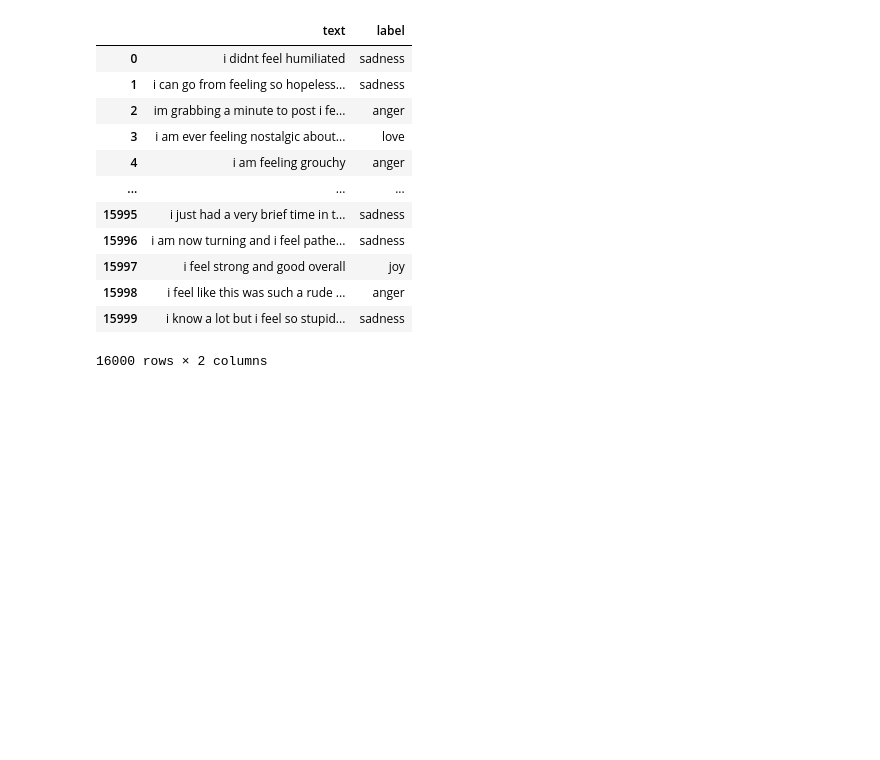
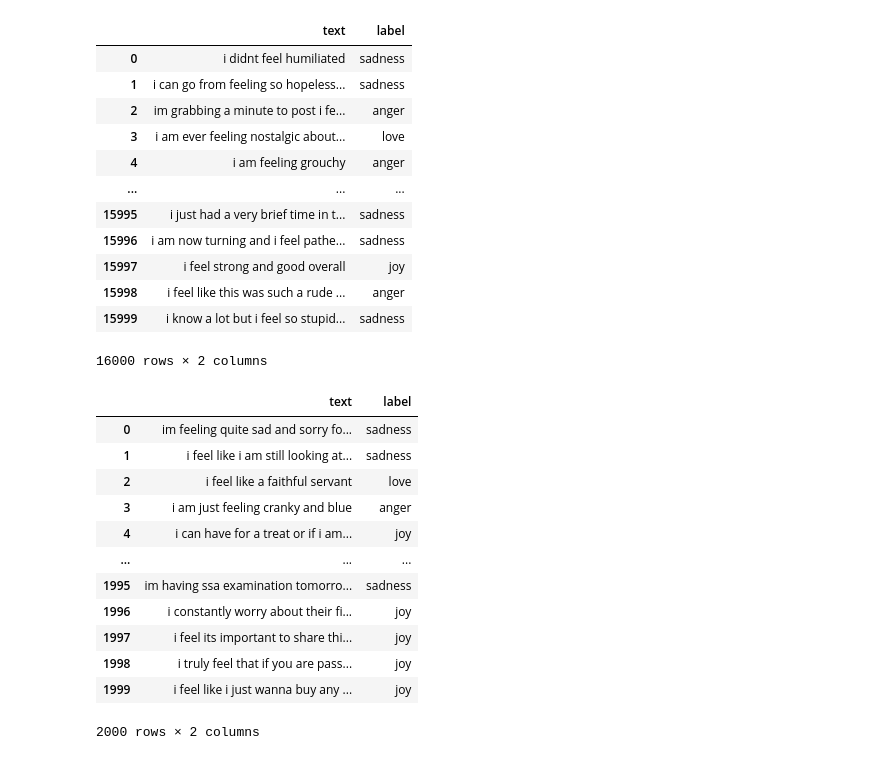
Before and after one commit to sujataprasad01/DL-Sentimental-Analysis-using-Natural-Language-Processing, a Jupyter notebook: Sentimental_Analysis_using_Natural_Language_Processing.ipynb, the cells around one changed output. Drawn from its saved outputs; the diff is of its cells as text; code cells hidden in the pictures; blank space fills up the shorter version.

```diff
--- a/Sentimental_Analysis_using_Natural_Language_Processing.ipynb
+++ b/Sentimental_Analysis_using_Natural_Language_Processing.ipynb
@@ -99,3 +98,19 @@ df_train
 | 15998 | i feel like this was such a rude ... | anger |
 | 15999 | i know a lot but i feel so stupid... | sadness |
 16000 rows × 2 columns
+# %%
+df_val
+# %% [output]
+|  | text | label |
+| 0 | im feeling quite sad and sorry fo... | sadness |
+| 1 | i feel like i am still looking at... | sadness |
+| 2 | i feel like a faithful servant | love |
+| 3 | i am just feeling cranky and blue | anger |
+| 4 | i can have for a treat or if i am... | joy |
+| ... | ... | ... |
+| 1995 | im having ssa examination tomorro... | sadness |
+| 1996 | i constantly worry about their fi... | joy |
+| 1997 | i feel its important to share thi... | joy |
+| 1998 | i truly feel that if you are pass... | joy |
+| 1999 | i feel like i just wanna buy any ... | joy |
+2000 rows × 2 columns
```
Also changed, not shown: parts of 19 cells of this notebook.
